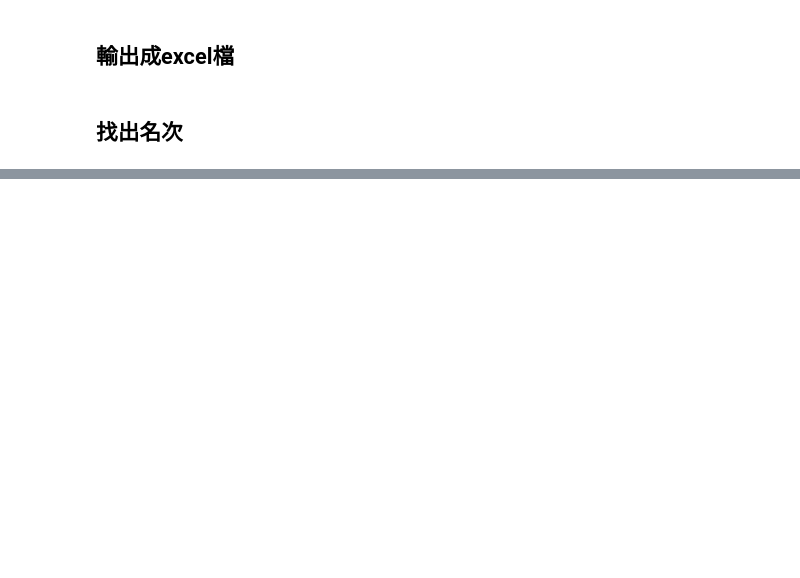
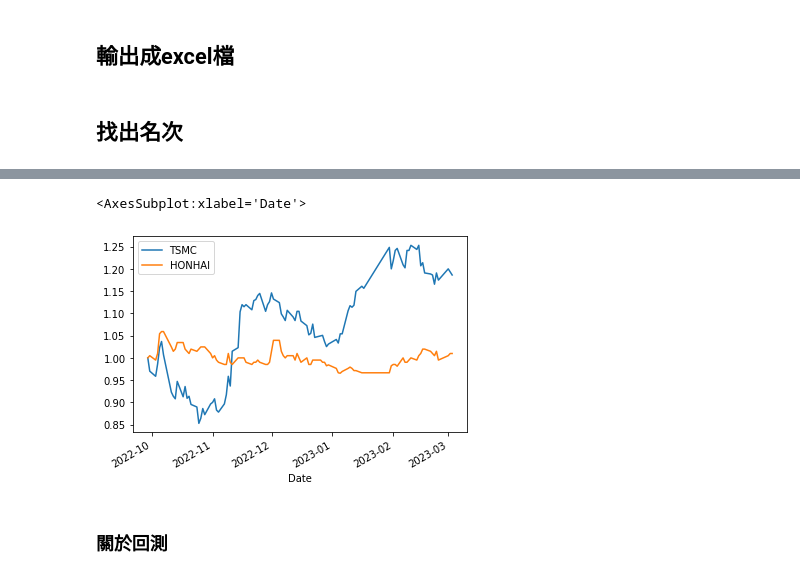
Before and after one commit to pooyalHsu/20230205python, a Jupyter notebook: 20230304Python課程-資料分析及爬蟲.ipynb, the cells around one changed output, grey strips where cells are left out. Drawn from its saved outputs; the diff is of its cells as text; code cells hidden in the pictures; blank space fills up the shorter version.

```diff
--- a/20230304Python課程-資料分析及爬蟲.ipynb
+++ b/20230304Python課程-資料分析及爬蟲.ipynb
@@ -858,0 +1366,16 @@ df
+# %%
+STOCKS = pd.DataFrame()
+# %%
+STOCKS['TSMC'] = TSMC['Close']
+# %%
+STOCKS['HONHAI'] = TSMC['Close']
+# %%
+STOCKS['TSMC'] = TSMC['Close']/TSMC['Close'].tail(100)[0]
+STOCKS['HONHAI'] = HONHAI['Close']/HONHAI['Close'].tail(100)[0]
+# %%
+STOCKS.tail(100).plot()
+# %% [output]
+<AxesSubplot:xlabel='Date'>
+[figure, added]
+# %% [markdown]
+### 關於回測
```
Also changed, not shown: parts of 109 cells of this notebook.
